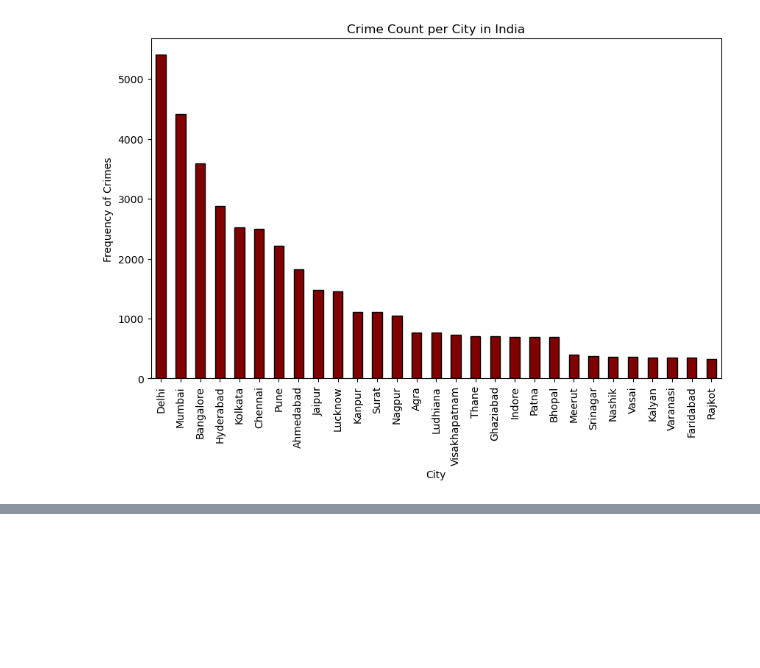
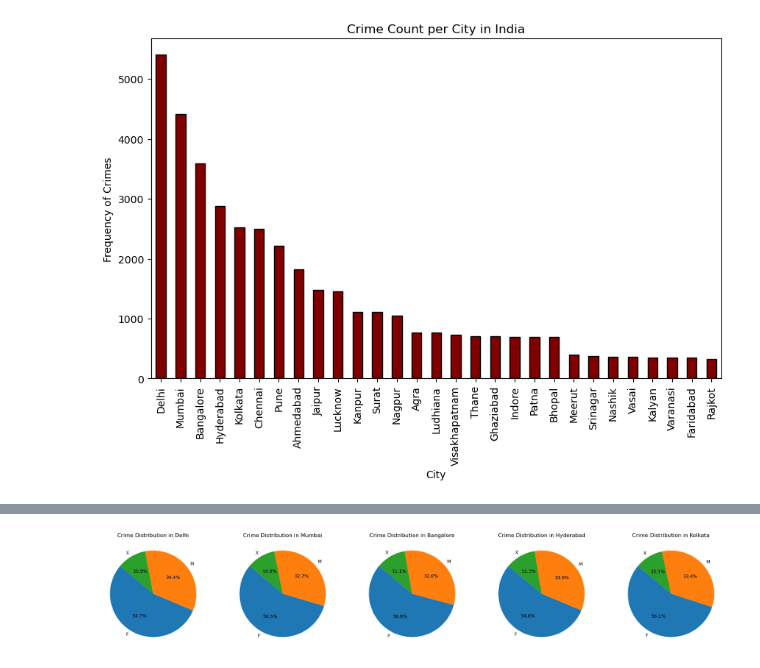
Before and after one commit to aadhyanav/india_crimes_analysis_2023, a Jupyter notebook: india_crimes.ipynb, the cells around one changed output, grey strips where cells are left out. Saved outputs shown, nothing was run; the diff lists cells and outputs as text; code cells hidden in the pictures; blank space fills up the shorter version.

```diff
--- a/india_crimes.ipynb
+++ b/india_crimes.ipynb
@@ -76,0 +140,12 @@ Text(0.5, 1.0, 'Crime Count per City in India')
+# %%
+victim_gender_top = top_5_cities_data.groupby(['City', 'Victim Gender']).size().unstack(fill_value=0)
+fig, axes = plt.subplots(1, len(top_5_cities), figsize=(5 * len(top_5_cities), 6), squeeze=False)
+for idx, city in enumerate(top_5_cities):
+    if city in victim_gender_top.index:
+        counts = victim_gender_top.loc[city]
+        axes[0, idx].pie(counts, labels=counts.index, autopct='%1.1f%%', startangle=140)
+        axes[0, idx].set_title(f'Crime Distribution in {city}')
+
+## X relates to 3rd gender in India, aka. transgender or someone who is gender fluid
+# %% [output]
+[figure, added]
```
Also changed, not shown: parts of 5 cells of this notebook.
